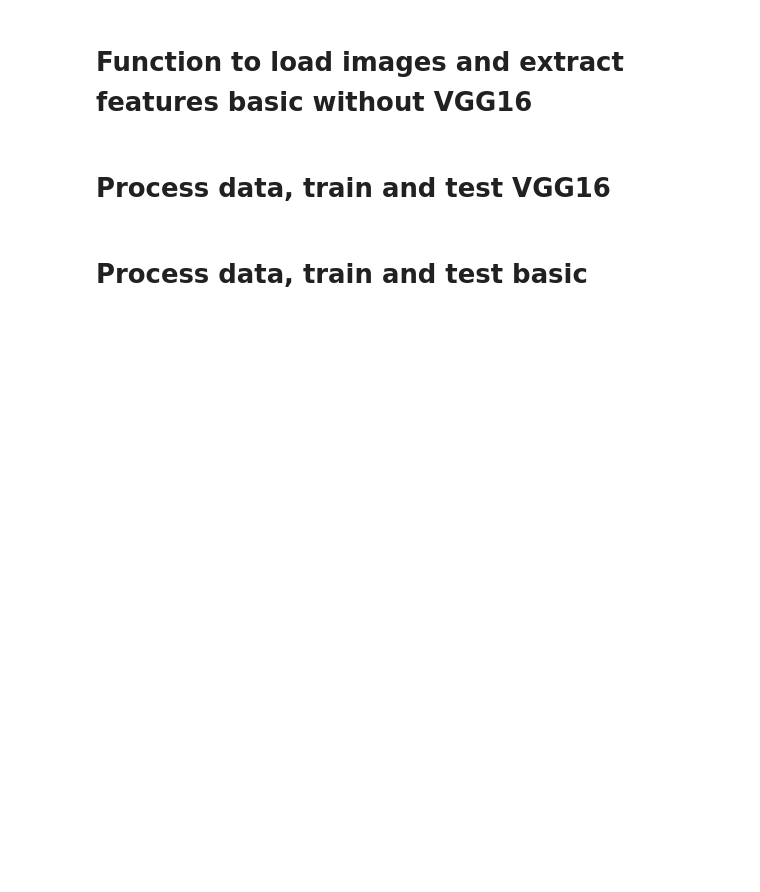
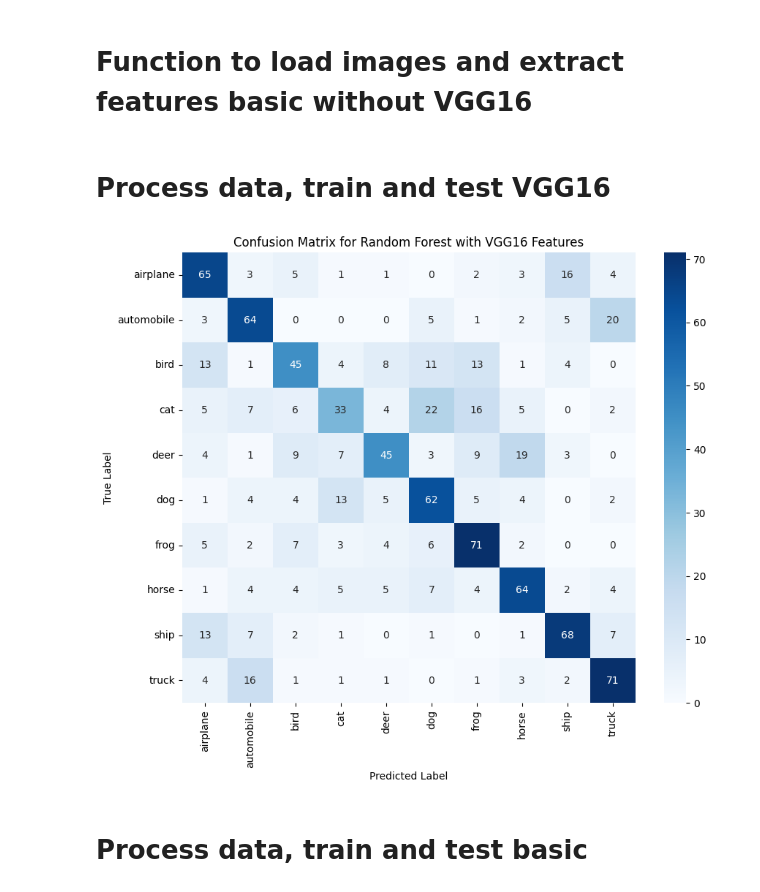
Before and after one commit to zeevfischer/ML-final, a Jupyter notebook: RandomForest.ipynb, the cells around one changed output. Drawn from its saved outputs; the diff is of its cells as text; code cells hidden in the pictures; blank space fills up the shorter version.

```diff
--- a/RandomForest.ipynb
+++ b/RandomForest.ipynb
@@ -38,6 +42,6 @@ def load_data_extracted_features(data_folder):
     return np.array(data), np.array(labels)
 
 # Load training and testing data with extracted features using the VGG16 model
-data_train, labels_train = load_data_extracted_features('C:\\Users\\dovy4\\Desktop\\jupyter test\\1000')
-data_test, labels_test = load_data_extracted_features('C:\\Users\\dovy4\\Desktop\\jupyter test\\test_100')
+data_train, labels_train = load_data_extracted_features('C:\\Users\\dovy4\\Desktop\\1000')
+data_test, labels_test = load_data_extracted_features('C:\\Users\\dovy4\\Desktop\\test_100')
 # %% [output]
@@ -84,18 +88,29 @@ data_test_basic, labels_test_basic = load_data_basic(os.path.join('C:\\Users\\do
 # %%
 # Encode labels as integers for the model with VGG16 features
 label_encoder = LabelEncoder()
 labels_train_encoded = label_encoder.fit_transform(labels_train)  # Fit and transform training labels
 labels_test_encoded = label_encoder.transform(labels_test)  # Transform test labels
 
 # Initialize and train the Random Forest classifier using extracted features
 clf = RandomForestClassifier(n_estimators=200, max_depth=50, min_samples_split=4, min_samples_leaf=2, random_state=42)
 clf.fit(data_train, labels_train_encoded)  # Train the classifier
 
 # Make predictions
 labels_pred = clf.predict(data_test)
 
 # Evaluate the model
 accuracy = accuracy_score(labels_test_encoded, labels_pred)
+
+# Confusion Matrix
+conf_matrix = confusion_matrix(labels_test_encoded, labels_pred)
+plt.figure(figsize=(10, 8))
+sns.heatmap(conf_matrix, annot=True, fmt="d", cmap="Blues", xticklabels=label_encoder.classes_, yticklabels=label_encoder.classes_)
+plt.xlabel('Predicted Label')
+plt.ylabel('True Label')
+plt.title('Confusion Matrix for Random Forest with VGG16 Features')
+plt.show()
+# %% [output]
+[figure, added]
 # %% [markdown]
 # Process data, train and test basic
 # %%
```
Also changed, not shown: parts of 4 cells of this notebook, 3 other files.
